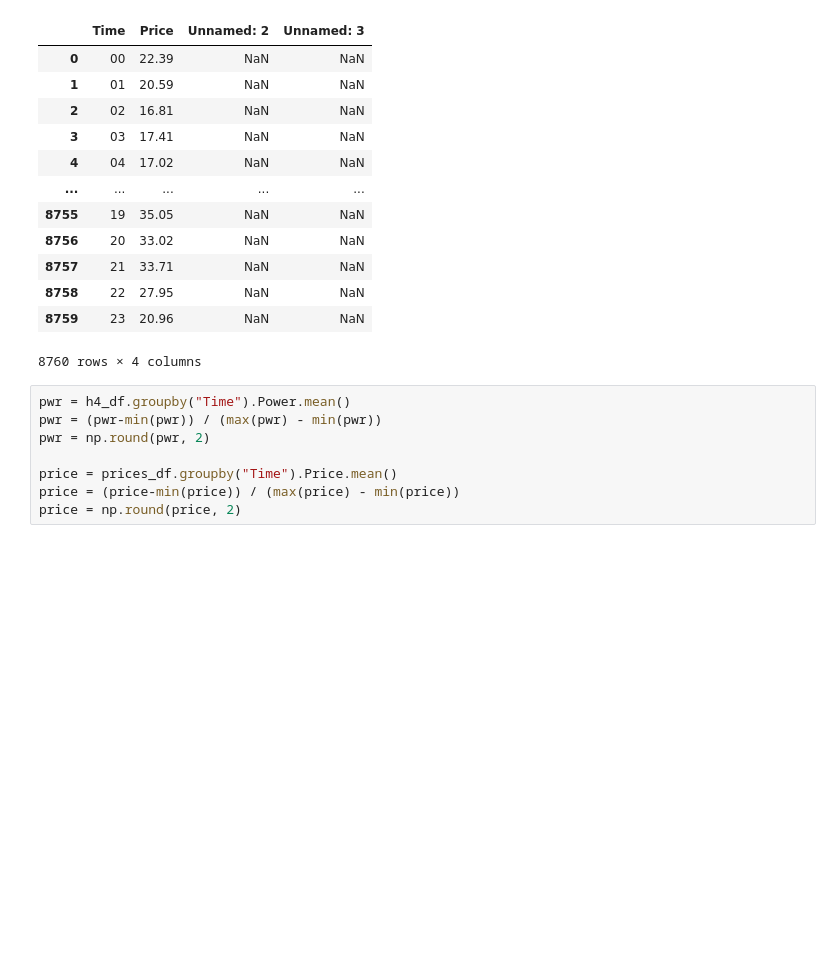
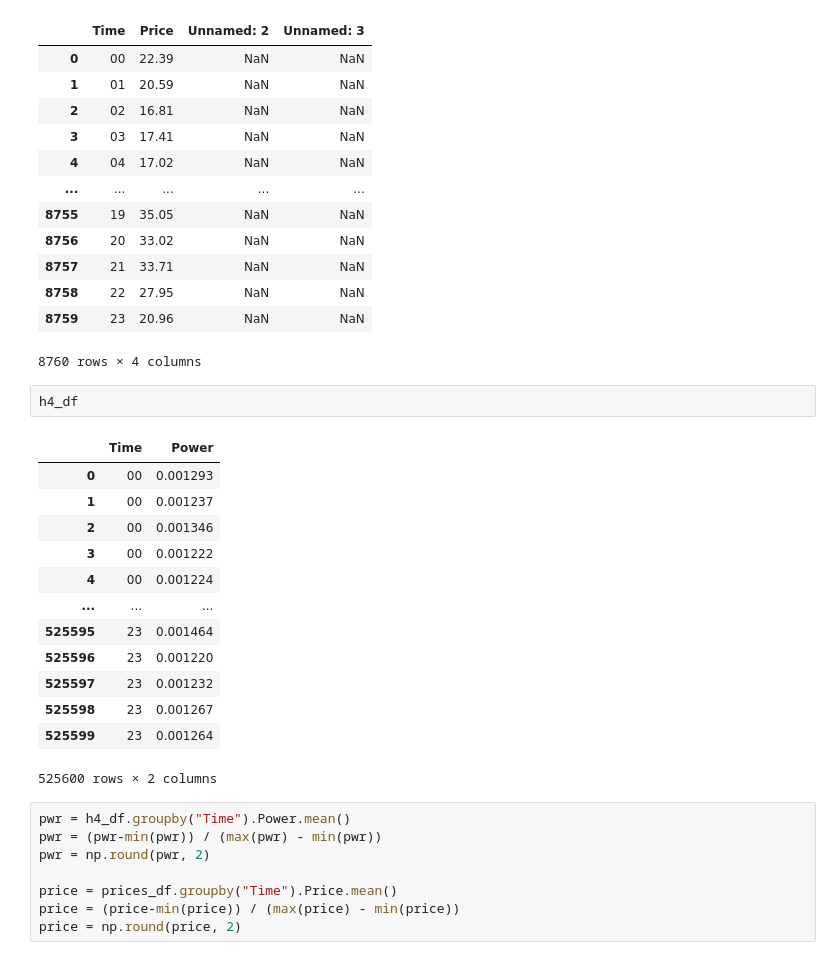
Before and after one commit to jgeng99/Optimal-Energy-System-Scheduling-Combining-Mixed-Integer-Programming-and-Deep-Reinforcement-Learning, a Jupyter notebook: data_viz.ipynb, the cells around one changed output. Cells and saved outputs as stored; diff of their text form; blank space fills up the shorter version.

```diff
--- a/data_viz.ipynb
+++ b/data_viz.ipynb
@@ -23,6 +28,22 @@ prices_df
 | 8758 | 22 | 27.95 | NaN | NaN |
 | 8759 | 23 | 20.96 | NaN | NaN |
 8760 rows × 4 columns
+# %%
+h4_df
+# %% [output]
+|  | Time | Power |
+| 0 | 00 | 0.001293 |
+| 1 | 00 | 0.001237 |
+| 2 | 00 | 0.001346 |
+| 3 | 00 | 0.001222 |
+| 4 | 00 | 0.001224 |
+| ... | ... | ... |
+| 525595 | 23 | 0.001464 |
+| 525596 | 23 | 0.001220 |
+| 525597 | 23 | 0.001232 |
+| 525598 | 23 | 0.001267 |
+| 525599 | 23 | 0.001264 |
+525600 rows × 2 columns
 # %%
 pwr = h4_df.groupby("Time").Power.mean()
 pwr = (pwr-min(pwr)) / (max(pwr) - min(pwr))
```
Also changed, not shown: parts of 2 cells of this notebook, 49 other files.
